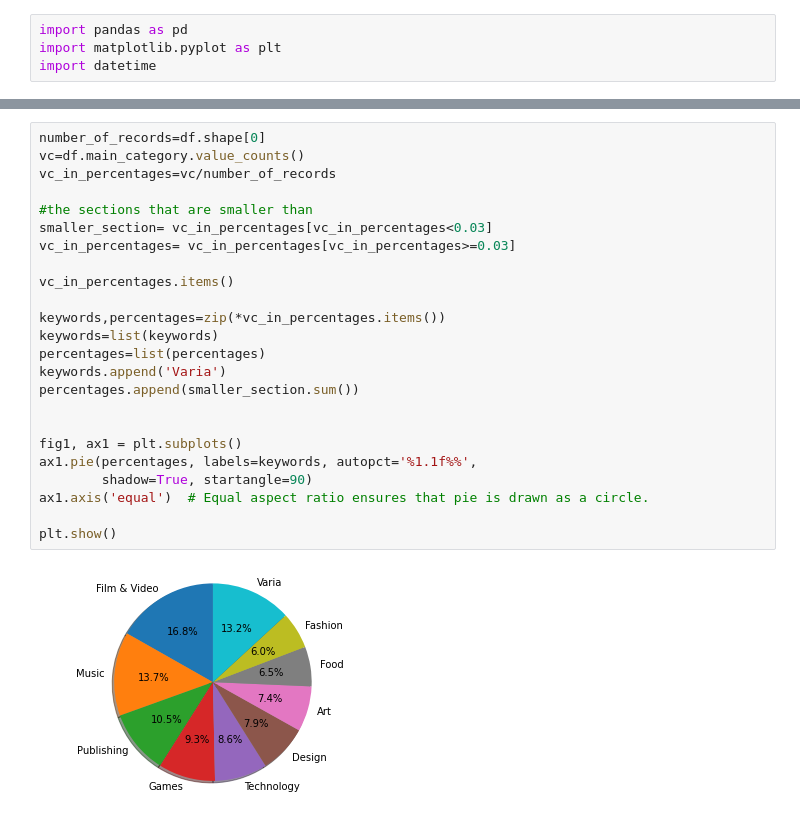
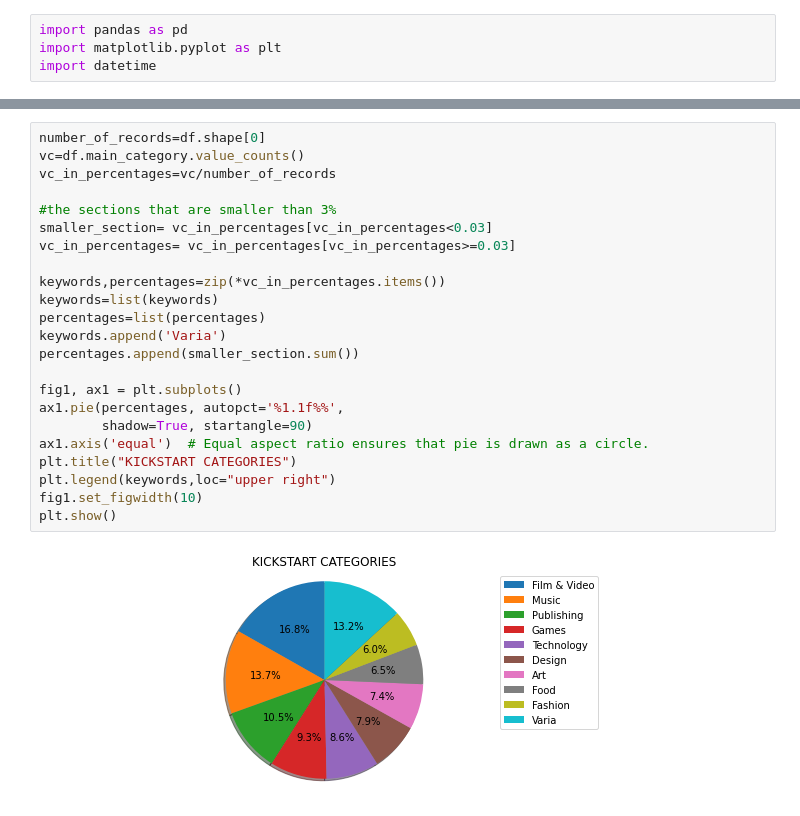
Before and after one commit to Rosseel/Kickplot, a Jupyter notebook: Kickplot.ipynb, the cells around one changed output, grey strips where cells are left out. Saved outputs shown, nothing was run; the diff lists cells and outputs as text.

```diff
--- a/Kickplot.ipynb
+++ b/Kickplot.ipynb
@@ -60,26 +38,25 @@ Name: days_between, Length: 99, dtype: int64
 # %%
 number_of_records=df.shape[0]
 vc=df.main_category.value_counts()
 vc_in_percentages=vc/number_of_records
 
-#the sections that are smaller than
+#the sections that are smaller than 3%
 smaller_section= vc_in_percentages[vc_in_percentages<0.03]
 vc_in_percentages= vc_in_percentages[vc_in_percentages>=0.03]
-
-vc_in_percentages.items()
 
 keywords,percentages=zip(*vc_in_percentages.items())
 keywords=list(keywords)
 percentages=list(percentages)
 keywords.append('Varia')
 percentages.append(smaller_section.sum())
 
-
 fig1, ax1 = plt.subplots()
-ax1.pie(percentages, labels=keywords, autopct='%1.1f%%',
+ax1.pie(percentages, autopct='%1.1f%%',
         shadow=True, startangle=90)
 ax1.axis('equal')  # Equal aspect ratio ensures that pie is drawn as a circle.
-
+plt.title("KICKSTART CATEGORIES")
+plt.legend(keywords,loc="upper right")
+fig1.set_figwidth(10)
 plt.show()
 # %% [output]
-[figure, old version]
+[figure, new version]
```
Also changed, not shown: parts of 2 cells of this notebook.
